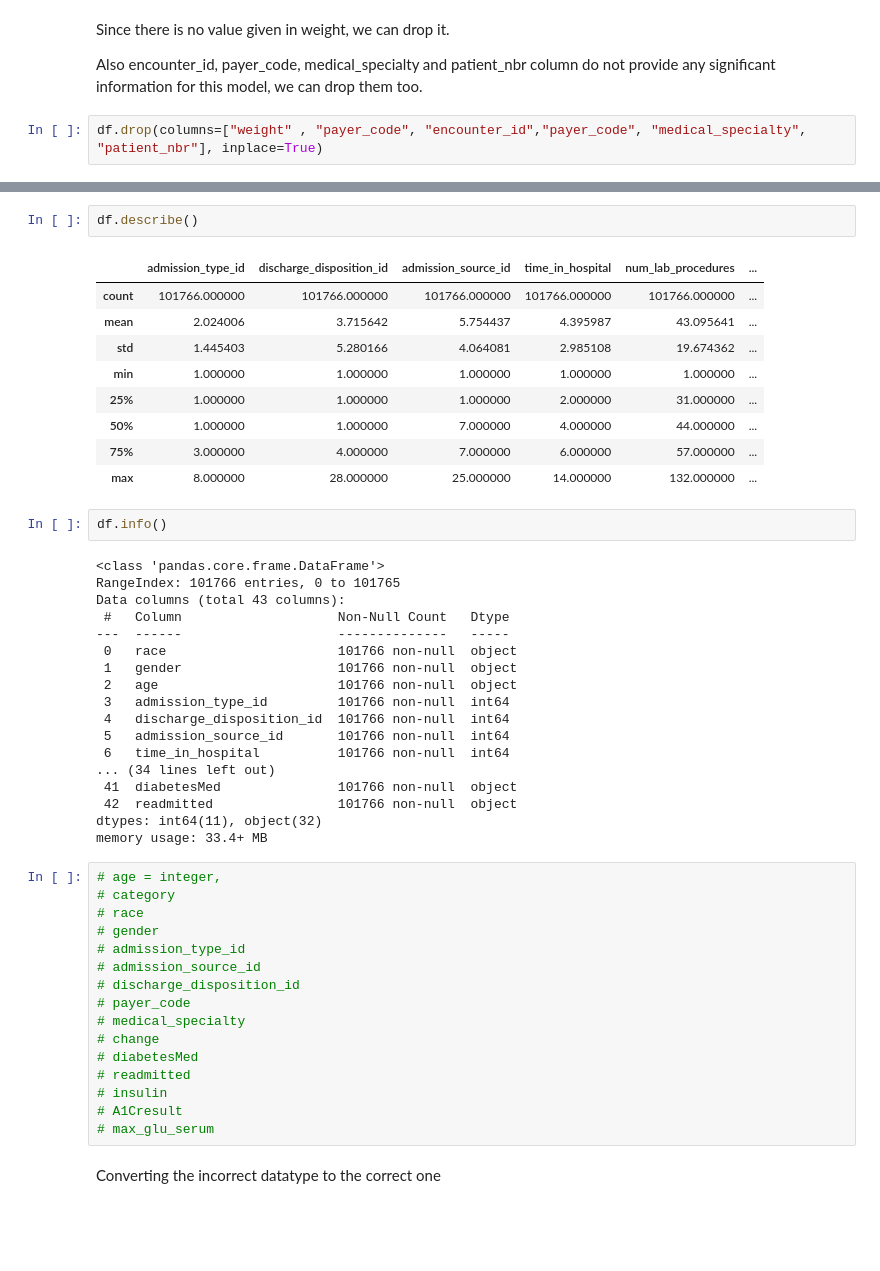
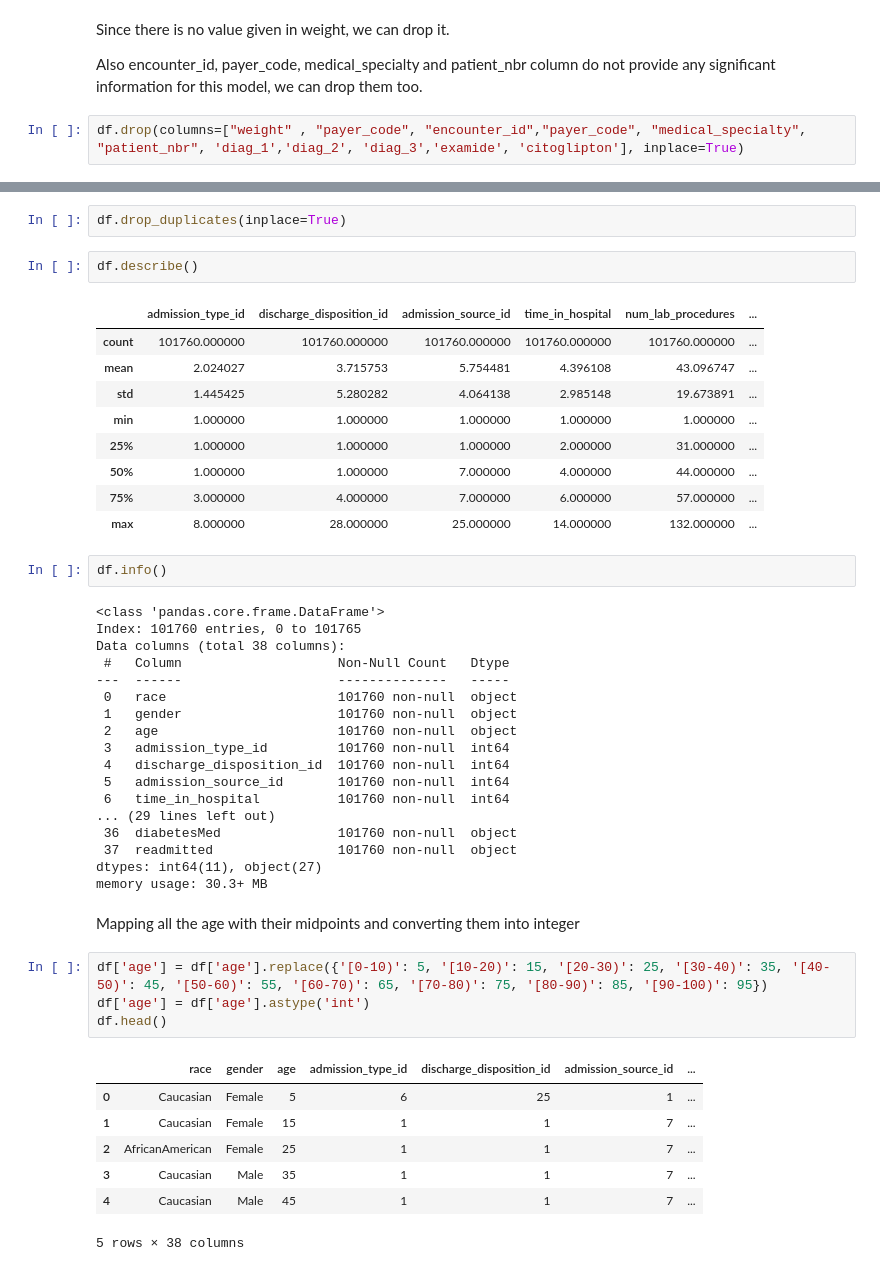
Before and after one commit to Ridima28/Hospital-Stay-Duration, a Jupyter notebook: main.ipynb, the cells around one changed output, grey strips where cells are left out. Saved outputs shown, nothing was run; the diff lists cells and outputs as text; blank space fills up the shorter version.

```diff
--- a/main.ipynb
+++ b/main.ipynb
@@ -66,7 +84,7 @@ Since there is no value given in weight, we can drop it.
 
 Also encounter_id, payer_code, medical_specialty and patient_nbr column do not provide any significant information for this model, we can drop them too.
 # %%
-df.drop(columns=["weight" , "payer_code", "encounter_id","payer_code", "medical_specialty",	"patient_nbr"], inplace=True)
+df.drop(columns=["weight" , "payer_code", "encounter_id","payer_code", "medical_specialty",	"patient_nbr", 'diag_1','diag_2', 'diag_3','examide', 'citoglipton'], inplace=True)
 # %%
 df.head(5)
 # %% [output]
@@ -84,10 +102,12 @@ np.int64(0)
+# %%
+df.drop_duplicates(inplace=True)
 # %%
 df.describe()
 # %% [output]
 |  | admission_type_id | discharge_disposition_id | admission_source_id | time_in_hospital | num_lab_procedures | ... |
-| count | 101766.000000 | 101766.000000 | 101766.000000 | 101766.000000 | 101766.000000 | ... |
-| mean | 2.024006 | 3.715642 | 5.754437 | 4.395987 | 43.095641 | ... |
-| std | 1.445403 | 5.280166 | 4.064081 | 2.985108 | 19.674362 | ... |
+| count | 101760.000000 | 101760.000000 | 101760.000000 | 101760.000000 | 101760.000000 | ... |
+| mean | 2.024027 | 3.715753 | 5.754481 | 4.396108 | 43.096747 | ... |
+| std | 1.445425 | 5.280282 | 4.064138 | 2.985148 | 19.673891 | ... |
 | min | 1.000000 | 1.000000 | 1.000000 | 1.000000 | 1.000000 | ... |
 | 25% | 1.000000 | 1.000000 | 1.000000 | 2.000000 | 31.000000 | ... |
 | 50% | 1.000000 | 1.000000 | 7.000000 | 4.000000 | 44.000000 | ... |
@@ -97,37 +117,33 @@ df.describe()
 df.info()
 # %% [output]
 <class 'pandas.core.frame.DataFrame'>
-RangeIndex: 101766 entries, 0 to 101765
-Data columns (total 43 columns):
+Index: 101760 entries, 0 to 101765
+Data columns (total 38 columns):
  #   Column                    Non-Null Count   Dtype
 ---  ------                    --------------   -----
- 0   race                      101766 non-null  object
- 1   gender                    101766 non-null  object
- 2   age                       101766 non-null  object
- 3   admission_type_id         101766 non-null  int64
- 4   discharge_disposition_id  101766 non-null  int64
- 5   admission_source_id       101766 non-null  int64
- 6   time_in_hospital          101766 non-null  int64
-... (34 lines left out)
- 41  diabetesMed               101766 non-null  object
- 42  readmitted                101766 non-null  object
-dtypes: int64(11), object(32)
-memory usage: 33.4+ MB
+ 0   race                      101760 non-null  object
+ 1   gender                    101760 non-null  object
+ 2   age                       101760 non-null  object
+ 3   admission_type_id         101760 non-null  int64
+ 4   discharge_disposition_id  101760 non-null  int64
+ 5   admission_source_id       101760 non-null  int64
+ 6   time_in_hospital          101760 non-null  int64
+... (29 lines left out)
+ 36  diabetesMed               101760 non-null  object
+ 37  readmitted                101760 non-null  object
+dtypes: int64(11), object(27)
+memory usage: 30.3+ MB
-# %%
-# age = integer,
-# category
-# race
-# gender
-# admission_type_id
-# admission_source_id
-# discharge_disposition_id
-# payer_code
-# medical_specialty
-# change
-# diabetesMed
-# readmitted
-# insulin
-# A1Cresult
-# max_glu_serum
 # %% [markdown]
-Converting the incorrect datatype to the correct one
+Mapping all the age with their midpoints and converting them into integer
+# %%
+df['age'] = df['age'].replace({'[0-10)': 5, '[10-20)': 15, '[20-30)': 25, '[30-40)': 35, '[40-50)': 45, '[50-60)': 55, '[60-70)': 65, '[70-80)': 75, '[80-90)': 85, '[90-100)': 95})
+df['age'] = df['age'].astype('int')
+df.head()
+# %% [output]
+|  | race | gender | age | admission_type_id | discharge_disposition_id | admission_source_id | ... |
+| 0 | Caucasian | Female | 5 | 6 | 25 | 1 | ... |
+| 1 | Caucasian | Female | 15 | 1 | 1 | 7 | ... |
+| 2 | AfricanAmerican | Female | 25 | 1 | 1 | 7 | ... |
+| 3 | Caucasian | Male | 35 | 1 | 1 | 7 | ... |
+| 4 | Caucasian | Male | 45 | 1 | 1 | 7 | ... |
+5 rows × 38 columns
```
Also changed, not shown: parts of 21 cells of this notebook.
